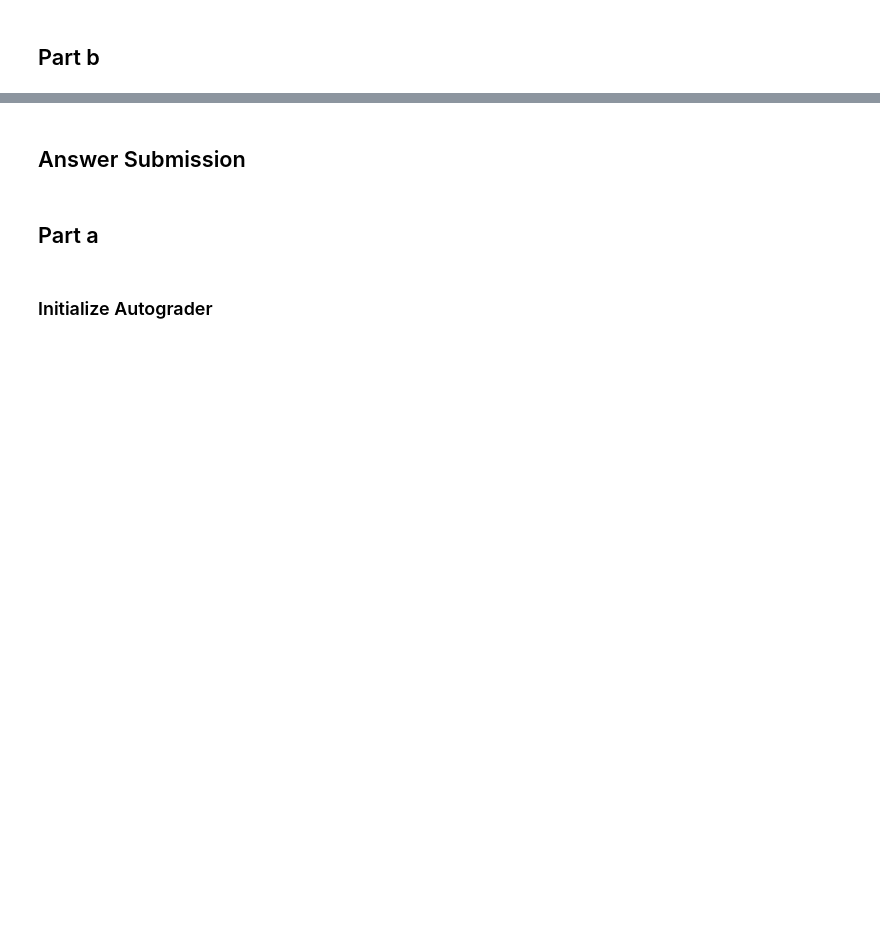
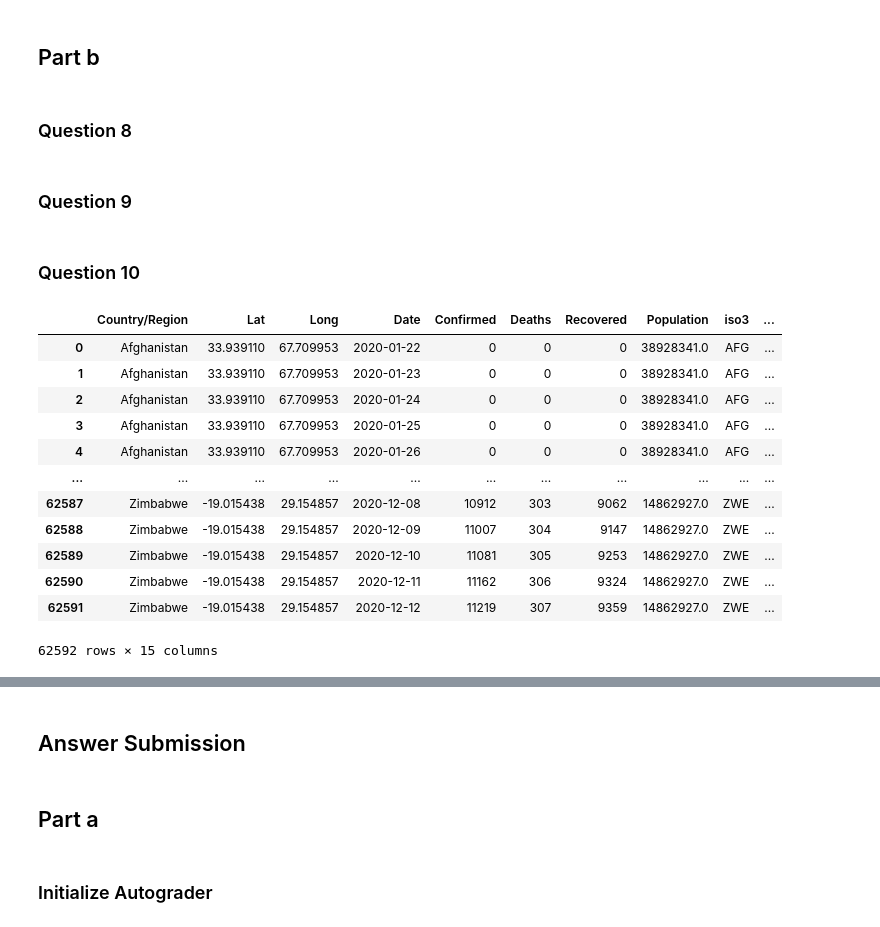
Before and after one commit to elijoe1/scicomp, a Jupyter notebook: Work/tick2.ipynb, the cells around one changed output, grey strips where cells are left out. Cells and saved outputs as stored; diff of their text form; code cells hidden in the pictures; blank space fills up the shorter version.

```diff
--- a/Work/tick2.ipynb
+++ b/Work/tick2.ipynb
@@ -205,2 +187,4 @@ covidc
 # %% [markdown]
 ## Part b
+# %% [markdown]
+### Question 8
@@ -206,0 +195,2 @@ covidc
+# %% [markdown]
+### Question 9
@@ -206,0 +222,40 @@ covidc
+# %% [markdown]
+### Question 10
+# %%
+ans10 = covidc.copy()
+
+ans10 = ans10.merge(ans9[['Country/Region',
+                  'case_multiplier']], on='Country/Region')
+
+ans10['new_confirmed'] = ans10.groupby(['Country/Region'])\
+    ['Confirmed'].transform(lambda x : x.diff())
+
+ans10.loc[ans10['Date'] <= '2020-07-14', ['new_confirmed']] = \
+    ans10['new_confirmed'] * ans10['case_multiplier']
+
+ans10['smooth_new_confirmed'] = ans10.groupby(['Country/Region'])\
+    ['new_confirmed'].transform(lambda x : x.rolling(7).mean())
+
+ans10['infected'] = ans10.groupby(['Country/Region'])\
+    ['smooth_new_confirmed'].transform(lambda x : x.rolling(10).sum())
+
+ans10['inc'] = ans10.groupby(['Country/Region'])\
+    ['infected'].transform(lambda x : x.pct_change() + 1)
+
+ans10['R'] = 10 * (ans10['inc'] - 1) + 1
+
+ans10
+# %% [output]
+|  | Country/Region | Lat | Long | Date | Confirmed | Deaths | Recovered | Population | iso3 | ... |
+| 0 | Afghanistan | 33.939110 | 67.709953 | 2020-01-22 | 0 | 0 | 0 | 38928341.0 | AFG | ... |
+| 1 | Afghanistan | 33.939110 | 67.709953 | 2020-01-23 | 0 | 0 | 0 | 38928341.0 | AFG | ... |
+| 2 | Afghanistan | 33.939110 | 67.709953 | 2020-01-24 | 0 | 0 | 0 | 38928341.0 | AFG | ... |
+| 3 | Afghanistan | 33.939110 | 67.709953 | 2020-01-25 | 0 | 0 | 0 | 38928341.0 | AFG | ... |
+| 4 | Afghanistan | 33.939110 | 67.709953 | 2020-01-26 | 0 | 0 | 0 | 38928341.0 | AFG | ... |
+| ... | ... | ... | ... | ... | ... | ... | ... | ... | ... | ... |
+| 62587 | Zimbabwe | -19.015438 | 29.154857 | 2020-12-08 | 10912 | 303 | 9062 | 14862927.0 | ZWE | ... |
+| 62588 | Zimbabwe | -19.015438 | 29.154857 | 2020-12-09 | 11007 | 304 | 9147 | 14862927.0 | ZWE | ... |
+| 62589 | Zimbabwe | -19.015438 | 29.154857 | 2020-12-10 | 11081 | 305 | 9253 | 14862927.0 | ZWE | ... |
+| 62590 | Zimbabwe | -19.015438 | 29.154857 | 2020-12-11 | 11162 | 306 | 9324 | 14862927.0 | ZWE | ... |
+| 62591 | Zimbabwe | -19.015438 | 29.154857 | 2020-12-12 | 11219 | 307 | 9359 | 14862927.0 | ZWE | ... |
+62592 rows × 15 columns
```
Also changed, not shown: parts of 13 cells of this notebook.
